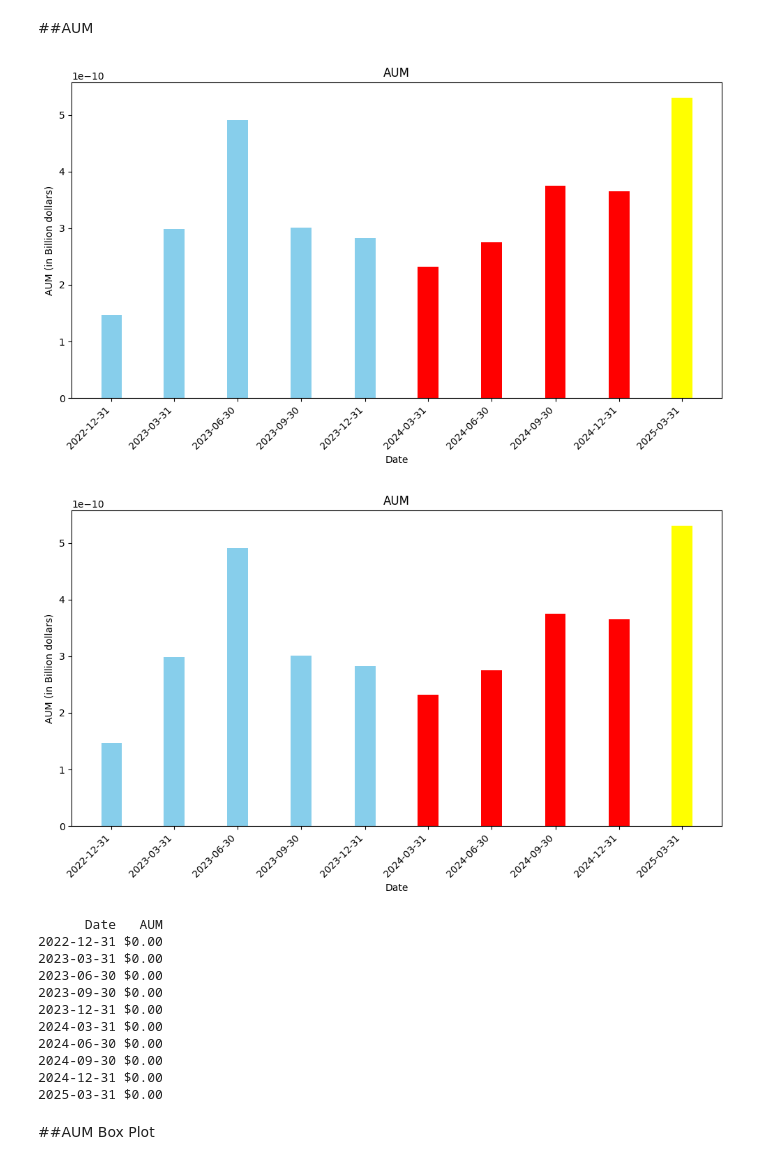
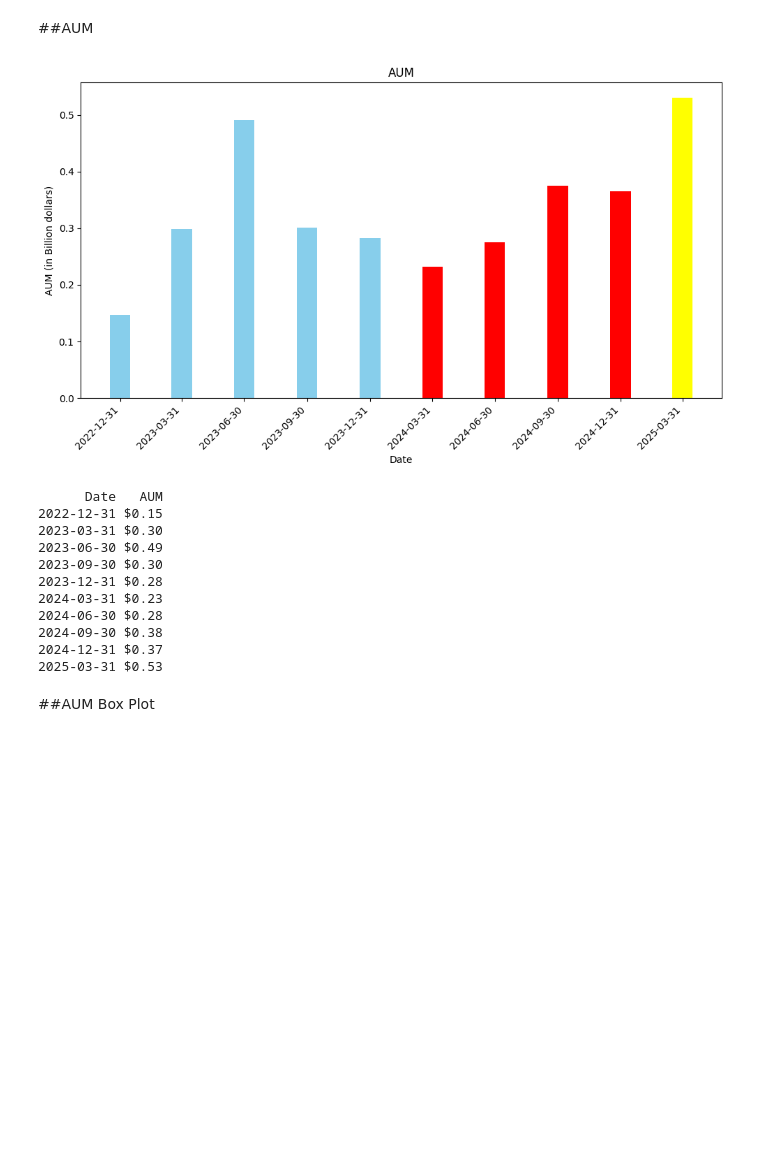
Before and after one commit to Kei-Sanada/Holdings-of-Numerai-GP-LLC, a Jupyter notebook: Analysis_Numerai_GP.ipynb, the cells around one changed output. Drawn from its saved outputs; the diff is of its cells as text; code cells hidden in the pictures; blank space fills up the shorter version.

Commit message:
Update Analysis_Numerai_GP.ipynb
2025/05/27 mod by Kei Sanada

```diff
--- a/Analysis_Numerai_GP.ipynb
+++ b/Analysis_Numerai_GP.ipynb
@@ -31,58 +31,35 @@ numerai_13f_history_aum.columns = ['Date', 'AUM']
 # %%
 import matplotlib.pyplot as plt
 import numpy as np
-
-# Convert 'Date' column to datetime if it's not already
-numerai_13f_history_aum['Date'] = pd.to_datetime(numerai_13f_history_aum['Date'])
-
-# Convert AUM to billions
-numerai_13f_history_aum['AUM'] = numerai_13f_history_aum['AUM'] / 1e9
-
-# Create color array based on date condition
-import matplotlib.pyplot as plt
-import numpy as np
+import pandas as pd # Ensure pandas is imported if not already in the cell
 
 # Convert 'Date' column to datetime if it's not already
 numerai_13f_history_aum['Date'] = pd.to_datetime(numerai_13f_history_aum['Date'])
 
 # Convert AUM to billions
 numerai_13f_history_aum['AUM'] = numerai_13f_history_aum['AUM'] / 1e9
 
 # Create color array based on date condition
 colors = ['yellow' if date >= pd.Timestamp('2025-03-31') else
           'red' if date >= pd.Timestamp('2024-03-31') else 'skyblue'
           for date in numerai_13f_history_aum['Date']]
 
 # Create a bar chart
 plt.figure(figsize=(10, 6))
 plt.bar(numerai_13f_history_aum['Date'], numerai_13f_history_aum['AUM'],
         color=colors, width=30.0, align='center')
 
 plt.title('AUM')
 plt.xlabel('Date')
 plt.ylabel('AUM (in Billion dollars)')
 
 # Format the x-axis to show the dates as 'YYYY-MM-DD'
 plt.xticks(numerai_13f_history_aum['Date'].dt.strftime('%Y-%m-%d'), rotation=45, ha='right')
 
 plt.tight_layout()
 plt.show()
-plt.figure(figsize=(10, 6))
-plt.bar(numerai_13f_history_aum['Date'], numerai_13f_history_aum['AUM'],
-        color=colors, width=30.0, align='center')
-
-plt.title('AUM')
-plt.xlabel('Date')
-plt.ylabel('AUM (in Billion dollars)')
-
-# Format the x-axis to show the dates as 'YYYY-MM-DD'
-plt.xticks(numerai_13f_history_aum['Date'].dt.strftime('%Y-%m-%d'), rotation=45, ha='right')
-
-plt.tight_layout()
-plt.show()
 # %% [output]
-[figure, old version]
+[figure, new version]
-[figure, removed]
 # %%
 # Display numbers as dollar amounts
 numerai_13f_history_aum['AUM'] = numerai_13f_history_aum['AUM'].apply(lambda x: f"${x:,.2f}")
@@ -90,16 +67,16 @@ numerai_13f_history_aum['AUM'] = numerai_13f_history_aum['AUM'].apply(lambda x:
 print(numerai_13f_history_aum.to_string(index=False))
 # %% [output]
       Date   AUM
-2022-12-31 $0.00
-2023-03-31 $0.00
-2023-06-30 $0.00
-2023-09-30 $0.00
-2023-12-31 $0.00
-2024-03-31 $0.00
-2024-06-30 $0.00
-2024-09-30 $0.00
-2024-12-31 $0.00
-2025-03-31 $0.00
+2022-12-31 $0.15
+2023-03-31 $0.30
+2023-06-30 $0.49
+2023-09-30 $0.30
+2023-12-31 $0.28
+2024-03-31 $0.23
+2024-06-30 $0.28
+2024-09-30 $0.38
+2024-12-31 $0.37
+2025-03-31 $0.53
 # %% [markdown]
 ##AUM Box Plot
 # %%
```
Also changed, not shown: parts of 1 cell of this notebook.
